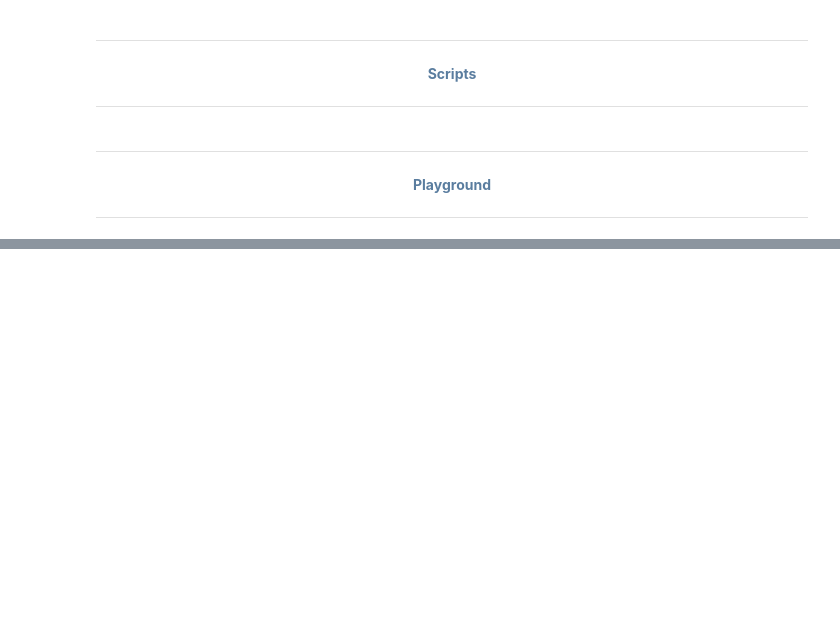
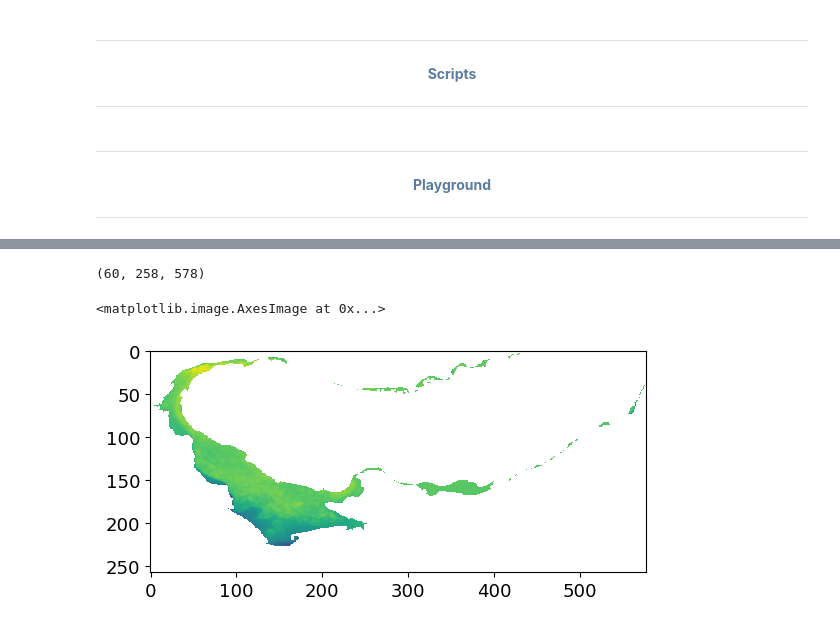
Before and after one commit to VikVador/Poseidon, a Jupyter notebook: notebooks/esa.ipynb, the cells around one changed output, grey strips where cells are left out. Drawn from its saved outputs; the diff is of its cells as text; code cells hidden in the pictures; blank space fills up the shorter version.

```diff
--- a/notebooks/esa.ipynb
+++ b/notebooks/esa.ipynb
@@ -154,0 +377,9 @@ ds_test       = BSD_loader.get_dataloader("test")
+# %%
+b.shape
+# %% [output]
+(60, 258, 578)
+# %%
+plt.imshow(b[0])
+# %% [output]
+<matplotlib.image.AxesImage at 0x...>
+[figure, added]
```
Also changed, not shown: parts of 2 cells of this notebook, 5 other files.
